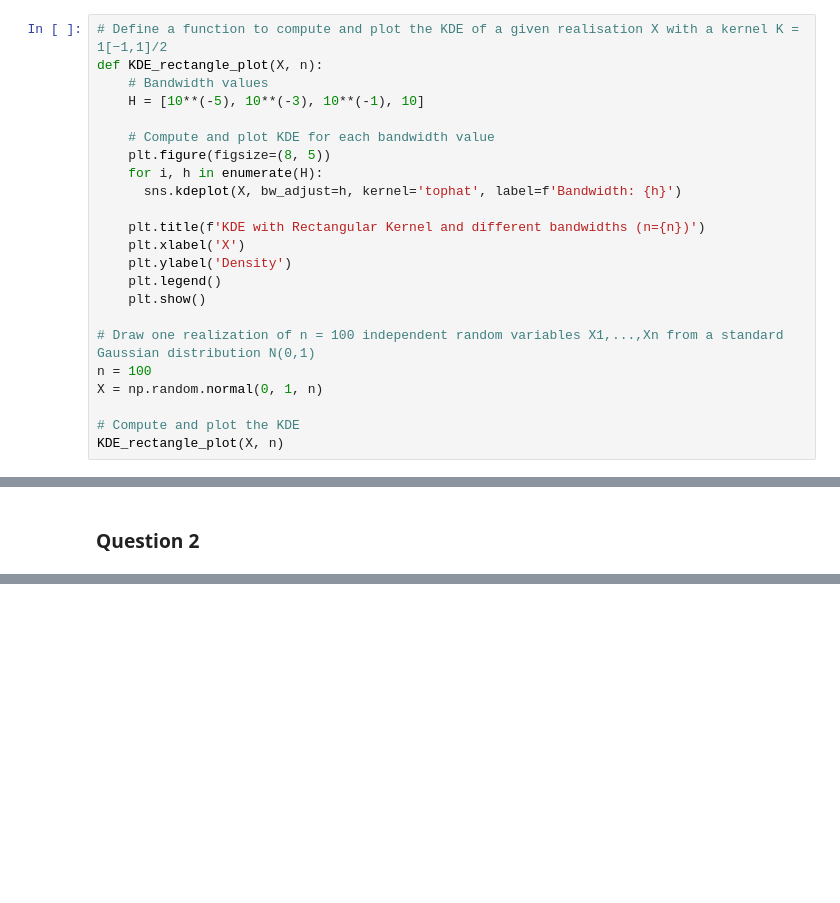
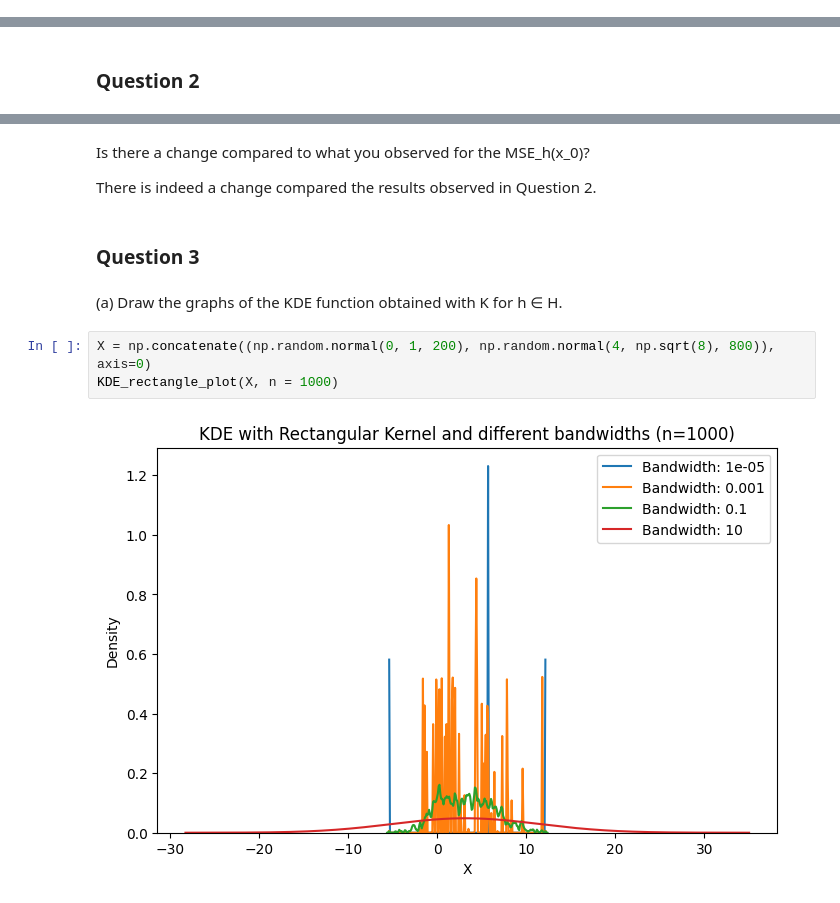
Before and after one commit to doubavitch/hw2_fds, a Jupyter notebook: Exercise 1 Duchossois.ipynb, the cells around one changed output, grey strips where cells are left out. Cells and saved outputs as stored; diff of their text form; blank space fills up the shorter version.

```diff
--- a/Exercise 1 Duchossois.ipynb
+++ b/Exercise 1 Duchossois.ipynb
@@ -42,23 +40,0 @@ KDE_rectangle_plot(X, n)
-# %%
-# Define a function to compute and plot the KDE of a given realisation X with a kernel K = 1[−1,1]/2
-def KDE_rectangle_plot(X, n):
-    # Bandwidth values
-    H = [10**(-5), 10**(-3), 10**(-1), 10]
-
-    # Compute and plot KDE for each bandwidth value
-    plt.figure(figsize=(8, 5))
-    for i, h in enumerate(H):
-      sns.kdeplot(X, bw_adjust=h, kernel='tophat', label=f'Bandwidth: {h}')
-
-    plt.title(f'KDE with Rectangular Kernel and different bandwidths (n={n})')
-    plt.xlabel('X')
-    plt.ylabel('Density')
-    plt.legend()
-    plt.show()
-
-# Draw one realization of n = 100 independent random variables X1,...,Xn from a standard Gaussian distribution N(0,1)
-n = 100
-X = np.random.normal(0, 1, n)
-
-# Compute and plot the KDE
-KDE_rectangle_plot(X, n)
@@ -157,0 +191,13 @@ MSE criterion for the best bandwidth: 0.0025000000000000044
+# %% [markdown]
+Is there a change compared to what you observed for the MSE_h(x_0)?
+
+There is indeed a change compared the results observed in Question 2.
+# %% [markdown]
+### Question 3
+# %% [markdown]
+(a) Draw the graphs of the KDE function obtained with K for h ∈ H.
+# %%
+X = np.concatenate((np.random.normal(0, 1, 200), np.random.normal(4, np.sqrt(8), 800)), axis=0)
+KDE_rectangle_plot(X, n = 1000)
+# %% [output]
+[figure, added]
```
Also changed, not shown: parts of 19 cells of this notebook.
